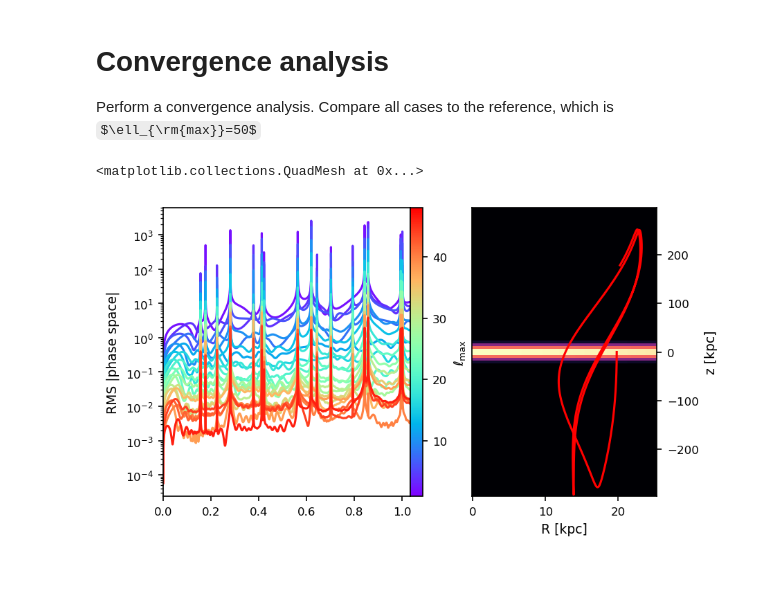
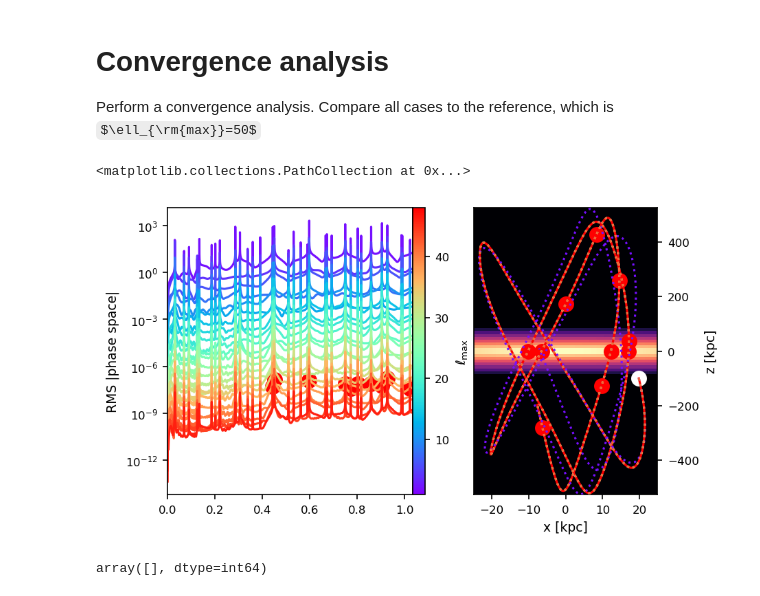
Before and after one commit to salvatore-ferrone/tstrippy, a Jupyter notebook: docs/source/legendre_BFE_orbit_convergence.ipynb, the cells around one changed output. Drawn from its saved outputs; the diff is of its cells as text; code cells hidden in the pictures; some formulas as TeX source.

```diff
--- a/docs/source/legendre_BFE_orbit_convergence.ipynb
+++ b/docs/source/legendre_BFE_orbit_convergence.ipynb
@@ -102,10 +103,10 @@ set the initial conditions for the orbit using apoapsis_shot
 potential   = tstrippy.potentials.exponential_oblate_halo
 params      = [G,rho0,s0,q]
 radius      = 2*s0
-eccen       = 0.5
+eccen       = 0.2
 theta       = np.pi/4
 phi         = 0
-polar_mix   = 0
+polar_mix   = 1
 rvec,vvec   = tstrippy.code.orbits.apoapsis_shot(potential=potential,params=params,radius=radius,eccen=eccen,theta=theta,phi=phi,polar_mix=polar_mix)
 initial_kinematics = [[rvec[0]],[rvec[1]],[rvec[2]],[vvec[0]],[vvec[1]],[vvec[2]]]
 # %% [markdown]
@@ -161,6 +162,17 @@ R = np.sqrt(np.sum(results[:,0:2,:]**2,axis=1))
 # Convergence analysis
 
 Perform a convergence analysis. Compare all cases to the reference, which is $\ell_{\rm{max}}=50$
+# %%
+RMS = np.zeros((lmaxes.shape[0]-1,NSTEPS+1))
+for i in range(lmaxes.shape[0]-1):
+    diff = results[i] - results[-1]
+    RMS[i] = np.sqrt(np.sum(np.abs(diff**2 / results[-1]),axis=0))
+# %%
+NPEAKS = 10
+SIGNALINDEX = -1
+peaks, properties = signal.find_peaks(RMS[SIGNALINDEX],distance=20)
+# get the strongest 50
+peaks=peaks[np.argsort(RMS[SIGNALINDEX][peaks])[::-1][:NPEAKS]]
 # %%
 # get the density map
 def density_oblate_halo(params,x,y,z):
@@ -168,9 +180,10 @@ def density_oblate_halo(params,x,y,z):
     R = np.sqrt(x**2 + y**2)
     return rho * np.exp(-(1/s) * np.sqrt((R**2 + (z/q)**2)))
 # %%
+# get the density map
 npoints = 100
 zmax = np.max(np.abs(results[-1][-1][:]))
-Rs = np.linspace(0,R.max(),npoints)
+Rs = np.linspace(-R.max(),R.max(),npoints)
 zs = np.linspace(-zmax,zmax,npoints)
 RS,ZS = np.meshgrid(Rs,zs,indexing="xy")
 RHO = np.zeros_like(RS)
@@ -179,32 +192,48 @@ for i in range(npoints):
 # %%
 # colors for the l_max
 cmap=plt.cm.get_cmap("rainbow")
 norm=plt.cm.colors.Normalize(vmin=1,vmax=lmaxes[-1])
 colors = [cmap(norm(myl)) for myl in lmaxes ]
 
 fig, ax_left, ax_cbar, ax_right = make_a4_three_panel_layout()
 sm = plt.cm.ScalarMappable(cmap=cmap, norm=norm)
 sm.set_array([])
 cbar = plt.colorbar(sm, cax=ax_cbar)
 cbar.set_label(r"$\ell_{\rm{max}}$")
 for i in range(lmaxes.shape[0]-1):
-    diff = results[i] - results[-1]
-    RMS = np.sqrt(np.sum(np.abs(diff**2 / results[-1]),axis=0))
-    ax_left.plot(timestamps,RMS,color=colors[i])
+    ax_left.plot(timestamps,RMS[i],color=colors[i])
 ax_left.set_yscale("log")
 ax_left.set_xlim(timestamps[0],timestamps[-1])
 ax_left.set_ylabel("RMS |phase space|")
 
 # add some trajectories
-ax_right.plot(R[-1],results[-1][-1],color=colors[-1])
-ax_right.scatter(R[-1][0],results[-1][-1][0],color=colors[-1])
+# ax_right.plot(results[-1][0],results[-1][-1],color=colors[-1])
+# ax_right.scatter(results[-1][0][0],results[-1][-1][0],color="white",s=100,zorder=100)
+
 # ax_right.set_aspect("equal")
-ax_right.set_xlabel("R [kpc]")
+ax_right.set_xlabel("x [kpc]")
 ax_right.set_ylabel("z [kpc]")
-ax_right.pcolormesh(RS, ZS, RHO, shading="auto")
 cmapDensity = plt.cm.get_cmap("magma")
 logNorm = plt.cm.colors.LogNorm(1e1,RHO.max())
-ax_right.pcolormesh(RS, ZS, RHO, shading="auto", cmap=cmapDensity, norm=logNorm)
+ax_right.pcolormesh(RS, ZS, RHO, shading="auto", cmap=cmapDensity, norm=logNorm,)
+
+
+NSKIP = 10
+for i in range(0,lmaxes.shape[0],NSKIP):
+    ax_right.plot(results[i][0],results[i][-1],color=colors[i],zorder=100+i, linestyle=":")
+
+
+i=-1
+ax_right.plot(results[i][0],results[i][-1],color=colors[i],zorder=100+i)
+ax_right.scatter(results[SIGNALINDEX][0][peaks],results[SIGNALINDEX][-1][peaks],color=colors[SIGNALINDEX],s=100)
+
+ax_left.scatter(timestamps[peaks],RMS[SIGNALINDEX][peaks],s=100,color=colors[-1])
+
+ax_right.scatter(results[0][0][0],results[0][-1][0],color="w",s=100)
 # %% [output]
-<matplotlib.collections.QuadMesh at 0x...>
+<matplotlib.collections.PathCollection at 0x...>
-[figure, old version]
+[figure, new version]
+# %%
+peaks
+# %% [output]
+array([], dtype=int64)
```
Also changed, not shown: parts of 2 cells of this notebook.
